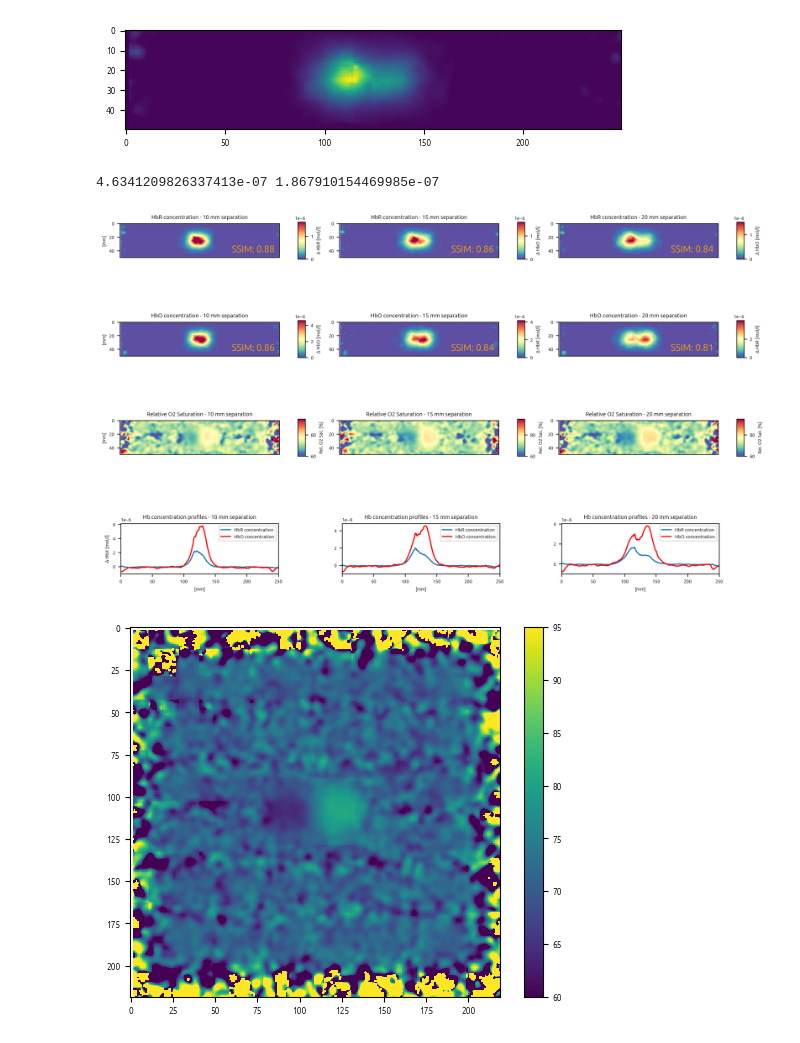
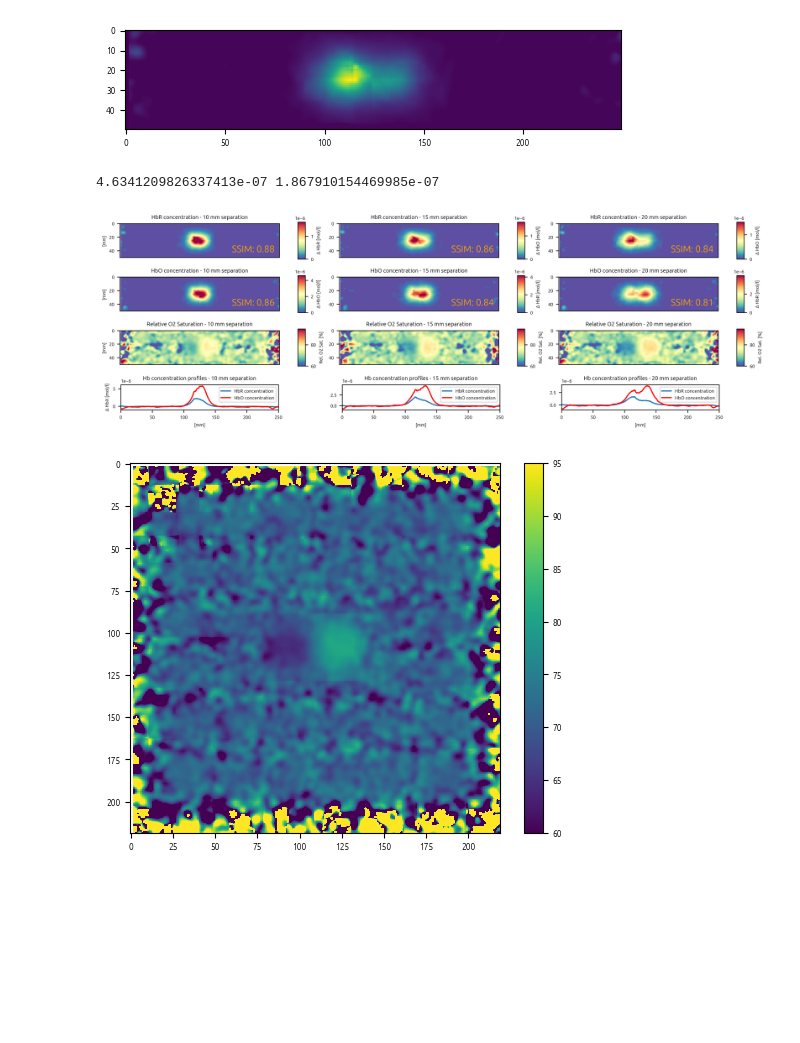
Before and after one commit to nicocarbone/MamoRefCodePublic, a Jupyter notebook: MamoRefRecon2D_MC_MultiSep.ipynb, the cells around one changed output. Drawn from its saved outputs; the diff is of its cells as text; code cells hidden in the pictures; blank space fills up the shorter version.

```diff
--- a/MamoRefRecon2D_MC_MultiSep.ipynb
+++ b/MamoRefRecon2D_MC_MultiSep.ipynb
@@ -566,11 +566,11 @@ midVertPoint = int(np.shape(desOxyMap_2D_filtered_Sep2)[0]/2)
 extent = [minValPos, 250, vertSize*2, 0]
 
 if doSatMap:
-    fig, axs = plt.subplots(3, 3, figsize=(12, 6), dpi=300)
+    fig, axs = plt.subplots(3, 3, figsize=(12, 3), dpi=300)
 else:
-    fig, axs = plt.subplots(2, 3, figsize=(12, 6), dpi=300)
+    fig, axs = plt.subplots(2, 3, figsize=(12, 3), dpi=300)
 
-#plt.subplots_adjust(hspace=0.)  # Adjust the vertical spacing between subplots
+plt.subplots_adjust(hspace=0.1)
 
 sd = np.nanstd(desOxyMap_2D_filtered_Sep1)
 median = np.nanmedian(desOxyMap_2D_filtered_Sep1)
@@ -735,34 +735,34 @@ plot3.set_title("Hb concentration profiles - 20 mm separation")
 
 axs[axsNro, 0].plot(x_scale, prof_HbR_Sep2, label="HbR concentration")
 axs[axsNro, 0].plot(x_scale, prof_HbO_Sep2, c="red", label="HbO concentration")
 axs[axsNro, 0].set_xlabel("[mm]")
 axs[axsNro, 0].set_ylabel("Δ HbX [mol/l]")
 axs[axsNro, 0].set_xlim(0, 250)
 axs[axsNro, 0].legend()
 axs[axsNro, 0].set_title("Hb concentration profiles - 10 mm separation")
 
 axs[axsNro, 1].plot(x_scale, prof_HbR_Sep2, label="HbR concentration")
 axs[axsNro, 1].plot(x_scale, prof_HbO_Sep2, c="red", label="HbO concentration")
 axs[axsNro, 1].set_xlabel("[mm]")
 axs[axsNro, 1].set_xlim(0, 250)
 axs[axsNro, 1].legend()
 axs[axsNro, 1].set_title("Hb concentration profiles - 15 mm separation")
 
 axs[axsNro, 2].plot(x_scale, prof_HbR_Sep3, label="HbR concentration")
 axs[axsNro, 2].plot(x_scale, prof_HbO_Sep3, c="red", label="HbO concentration")
 axs[axsNro, 2].set_xlabel("[mm]")
 axs[axsNro, 2].set_xlim(0, 250)
 axs[axsNro, 2].legend()
 axs[axsNro, 2].set_title("Hb concentration profiles - 20 mm separation")
 
  """
 
 fig.tight_layout()
 
 fig.savefig("MC2Incs_MultiSep.png", dpi=300)
 # %% [output]
 4.6341209826337413e-07 1.867910154469985e-07
-[figure, old version]
+[figure, new version]
 # %%
 plt.figure()
 plt.imshow(O2SatMap_Sep3*100, vmin=60,vmax=95)
```
Also changed, not shown: 1 other file.
